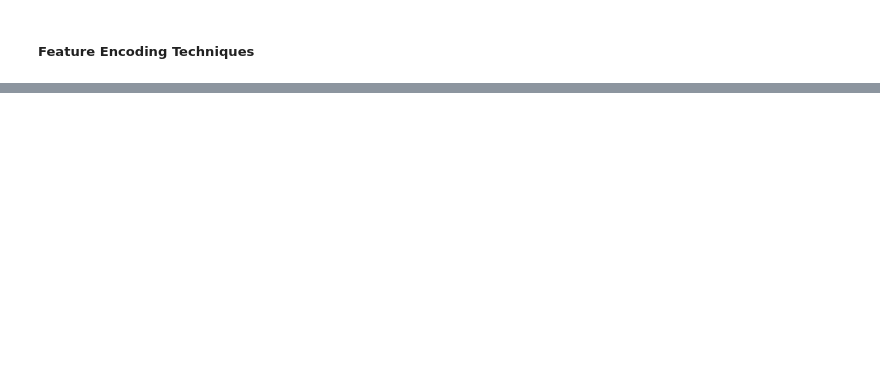
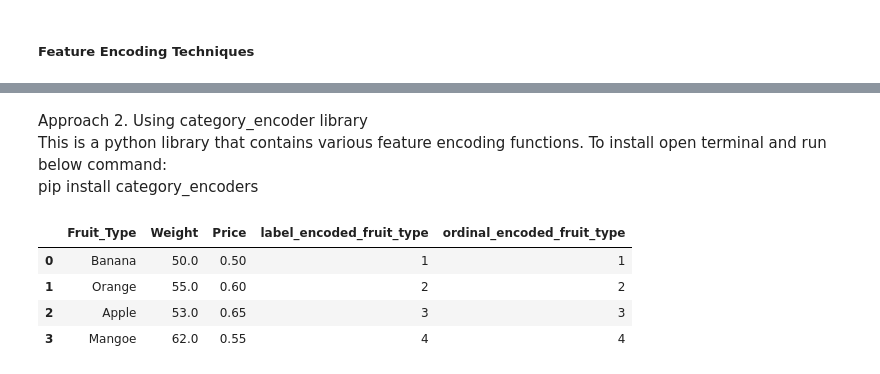
Before and after one commit to SammyOngaya/data2ml, a Jupyter notebook: feature-engineering.ipynb, the cells around one changed output, grey strips where cells are left out. Drawn from its saved outputs; the diff is of its cells as text; code cells hidden in the pictures; blank space fills up the shorter version.

```diff
--- a/feature-engineering.ipynb
+++ b/feature-engineering.ipynb
@@ -707,0 +733,16 @@ Load Data
+# %% [markdown]
+Approach 2. Using category_encoder library<br />
+This is a python library that contains various feature encoding functions. To install open terminal and run below command:<br />
+pip install category_encoders
+# %%
+import category_encoders as ce
+
+le_ce=ce.OrdinalEncoder()
+le_ce_df['ordinal_encoded_fruit_type']=label_encoder.fit_transform(fruits_df['Fruit_Type'])
+le_ce_df
+# %% [output]
+|  | Fruit_Type | Weight | Price | label_encoded_fruit_type | ordinal_encoded_fruit_type |
+| 0 | Banana | 50.0 | 0.50 | 1 | 1 |
+| 1 | Orange | 55.0 | 0.60 | 2 | 2 |
+| 2 | Apple | 53.0 | 0.65 | 3 | 3 |
+| 3 | Mangoe | 62.0 | 0.55 | 4 | 4 |
```
Also changed, not shown: parts of 10 cells of this notebook.
